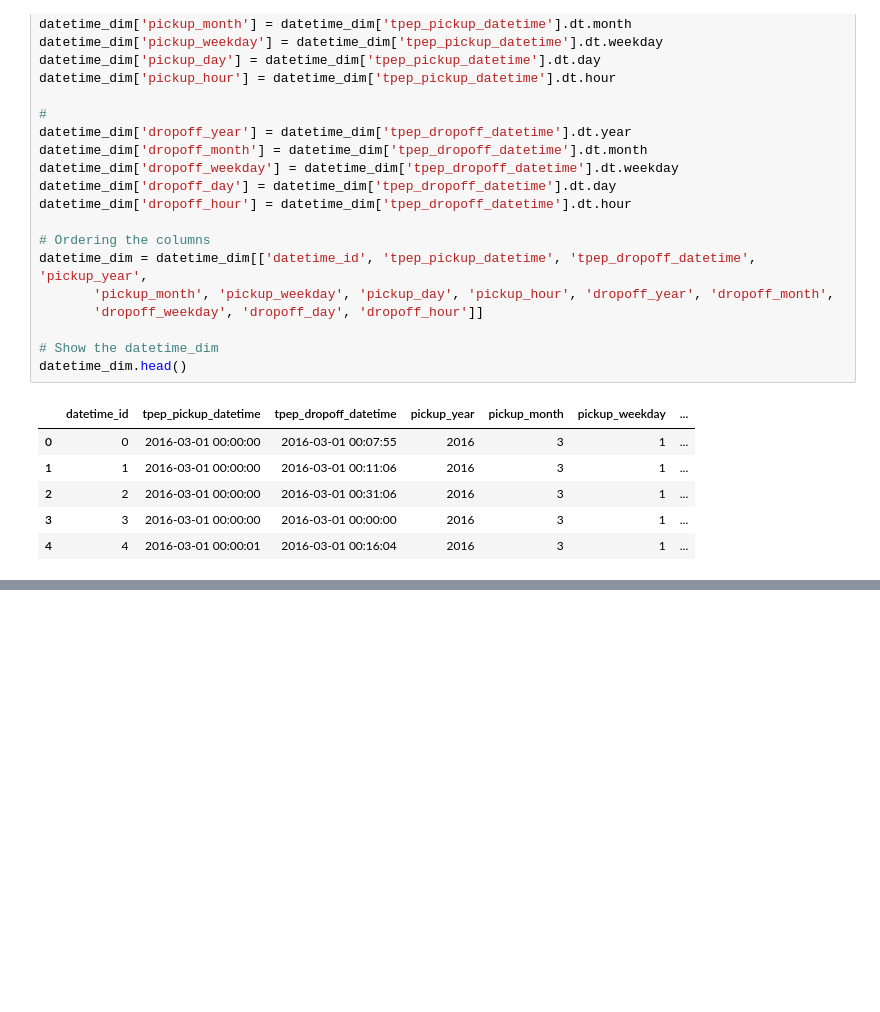
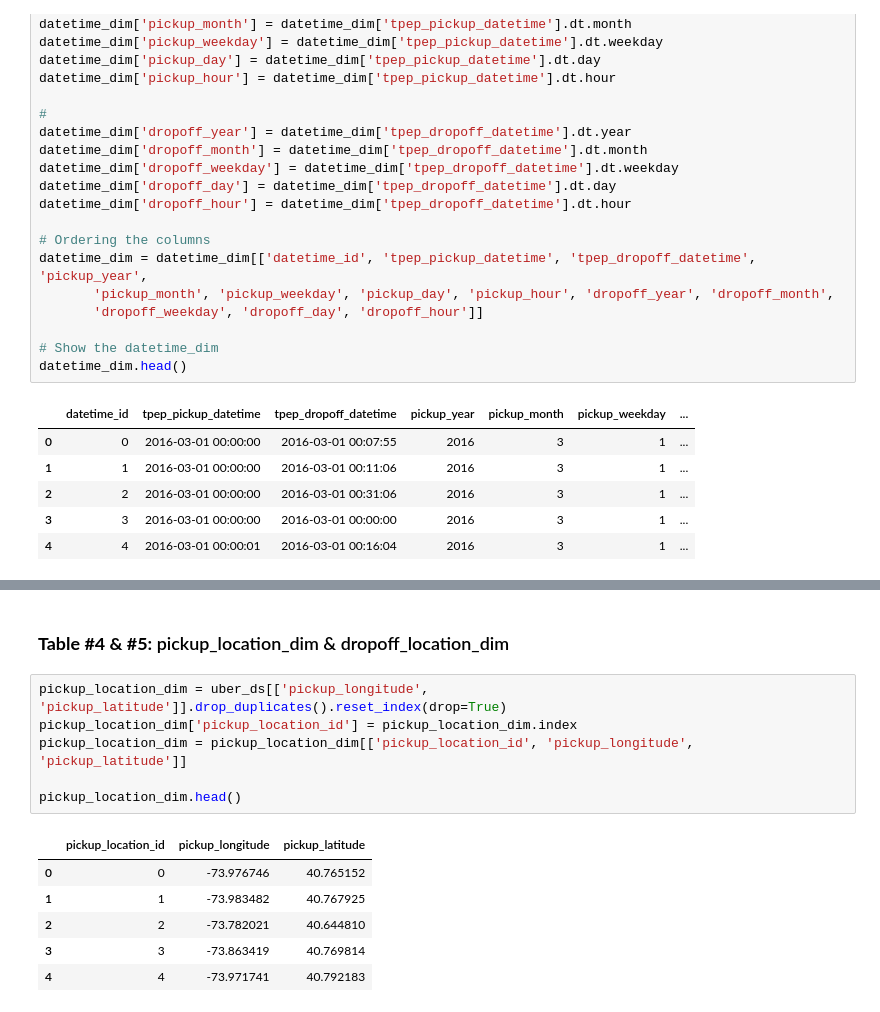
Before and after one commit to fevc08/uber_project, a Jupyter notebook: explorer.ipynb, the cells around one changed output, grey strips where cells are left out. Drawn from its saved outputs; the diff is of its cells as text; blank space fills up the shorter version.

```diff
--- a/explorer.ipynb
+++ b/explorer.ipynb
@@ -97,0 +128,15 @@ datetime_dim.head()
+# %% [markdown]
+### **Table #4 & #5:** pickup_location_dim & dropoff_location_dim
+# %%
+pickup_location_dim = uber_ds[['pickup_longitude', 'pickup_latitude']].drop_duplicates().reset_index(drop=True)
+pickup_location_dim['pickup_location_id'] = pickup_location_dim.index
+pickup_location_dim = pickup_location_dim[['pickup_location_id', 'pickup_longitude', 'pickup_latitude']]
+
+pickup_location_dim.head()
+# %% [output]
+|  | pickup_location_id | pickup_longitude | pickup_latitude |
+| 0 | 0 | -73.976746 | 40.765152 |
+| 1 | 1 | -73.983482 | 40.767925 |
+| 2 | 2 | -73.782021 | 40.644810 |
+| 3 | 3 | -73.863419 | 40.769814 |
+| 4 | 4 | -73.971741 | 40.792183 |
```
Also changed, not shown: parts of 11 cells of this notebook.
